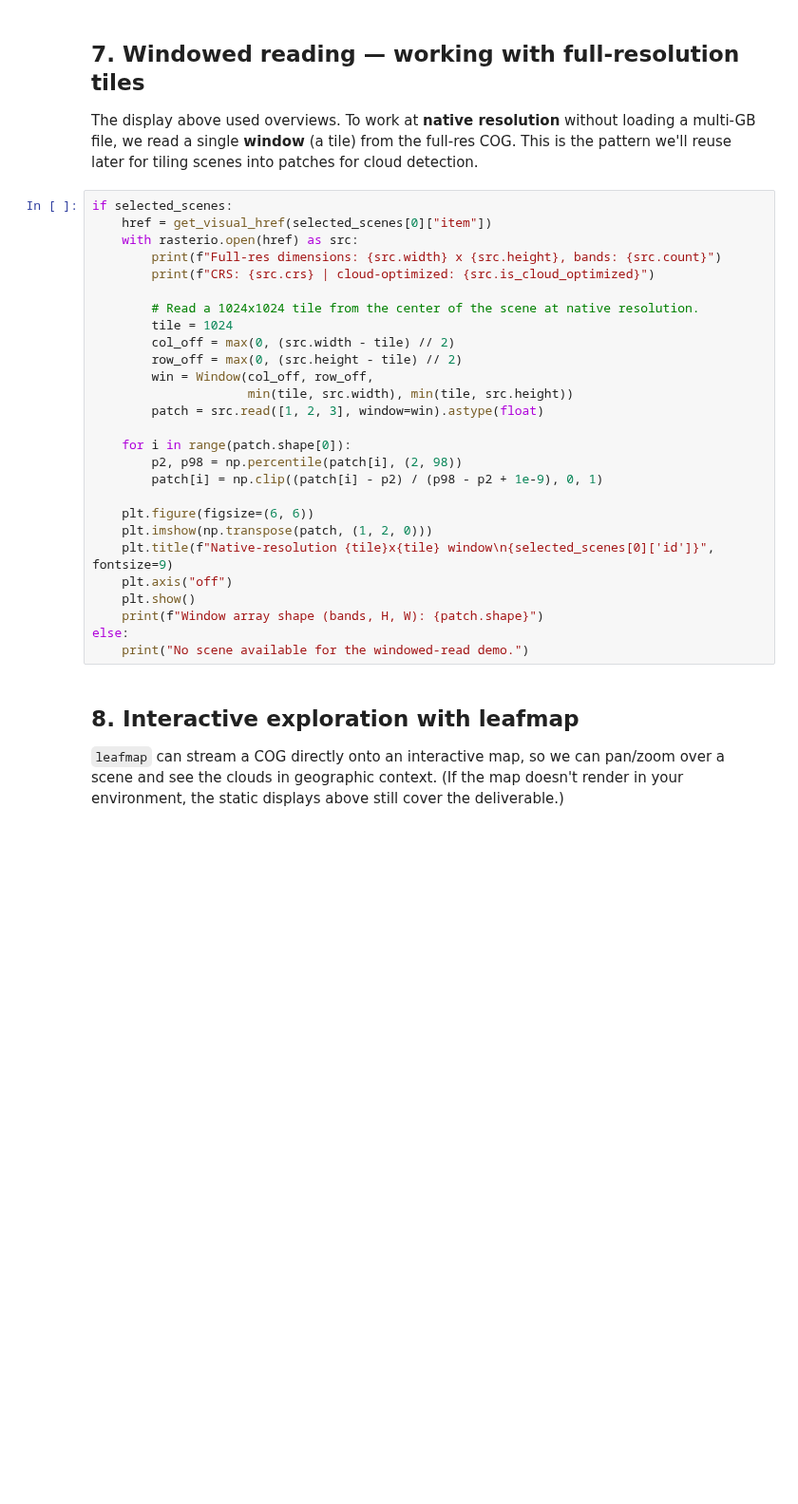
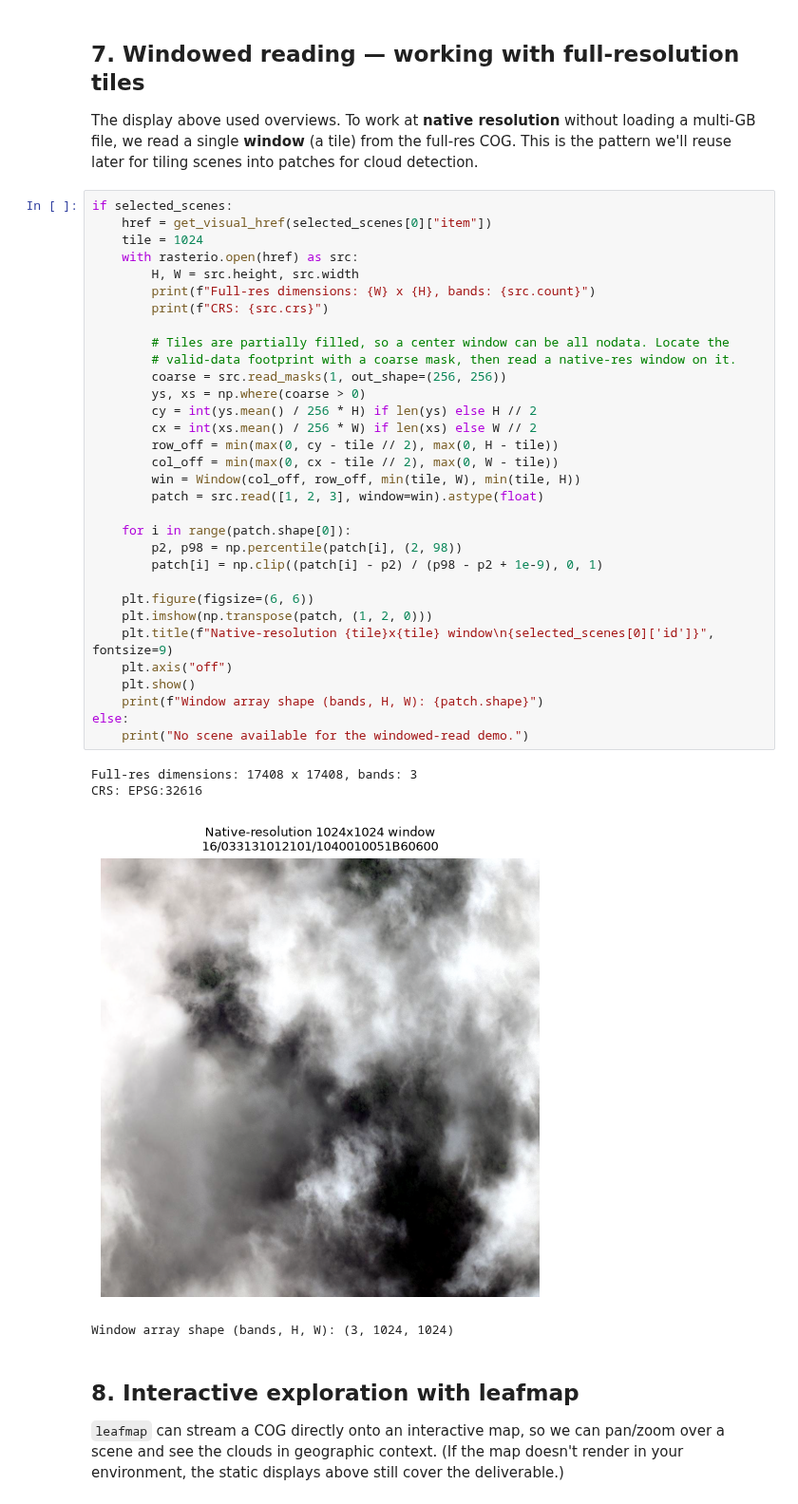
Before and after one commit to Break-Through-Tech/Ursa-Space-Systems-1B-cloud-detection-in-very-high-resolution-optical-satellite-imagery, a Jupyter notebook: Rushil_Dileep_EDA.ipynb, the cells around one changed output. Shown at 95% size. Drawn from its saved outputs; the diff is of its cells as text; blank space fills up the shorter version.

```diff
--- a/Rushil_Dileep_EDA.ipynb
+++ b/Rushil_Dileep_EDA.ipynb
@@ -239,30 +306,40 @@ the pattern we'll reuse later for tiling scenes into patches for cloud detection
 # %%
 if selected_scenes:
     href = get_visual_href(selected_scenes[0]["item"])
+    tile = 1024
     with rasterio.open(href) as src:
-        print(f"Full-res dimensions: {src.width} x {src.height}, bands: {src.count}")
-        print(f"CRS: {src.crs} | cloud-optimized: {src.is_cloud_optimized}")
+        H, W = src.height, src.width
+        print(f"Full-res dimensions: {W} x {H}, bands: {src.count}")
+        print(f"CRS: {src.crs}")
 
-        # Read a 1024x1024 tile from the center of the scene at native resolution.
-        tile = 1024
-        col_off = max(0, (src.width - tile) // 2)
-        row_off = max(0, (src.height - tile) // 2)
-        win = Window(col_off, row_off,
-                     min(tile, src.width), min(tile, src.height))
+        # Tiles are partially filled, so a center window can be all nodata. Locate the
+        # valid-data footprint with a coarse mask, then read a native-res window on it.
+        coarse = src.read_masks(1, out_shape=(256, 256))
+        ys, xs = np.where(coarse > 0)
+        cy = int(ys.mean() / 256 * H) if len(ys) else H // 2
+        cx = int(xs.mean() / 256 * W) if len(xs) else W // 2
+        row_off = min(max(0, cy - tile // 2), max(0, H - tile))
+        col_off = min(max(0, cx - tile // 2), max(0, W - tile))
+        win = Window(col_off, row_off, min(tile, W), min(tile, H))
         patch = src.read([1, 2, 3], window=win).astype(float)
 
     for i in range(patch.shape[0]):
         p2, p98 = np.percentile(patch[i], (2, 98))
         patch[i] = np.clip((patch[i] - p2) / (p98 - p2 + 1e-9), 0, 1)
 
     plt.figure(figsize=(6, 6))
     plt.imshow(np.transpose(patch, (1, 2, 0)))
     plt.title(f"Native-resolution {tile}x{tile} window\n{selected_scenes[0]['id']}", fontsize=9)
     plt.axis("off")
     plt.show()
     print(f"Window array shape (bands, H, W): {patch.shape}")
 else:
     print("No scene available for the windowed-read demo.")
+# %% [output]
+Full-res dimensions: 17408 x 17408, bands: 3
+CRS: EPSG:32616
+[figure, added]
+Window array shape (bands, H, W): (3, 1024, 1024)
 # %% [markdown]
 ## 8. Interactive exploration with leafmap
 
```
Also changed, not shown: parts of 8 cells of this notebook.
